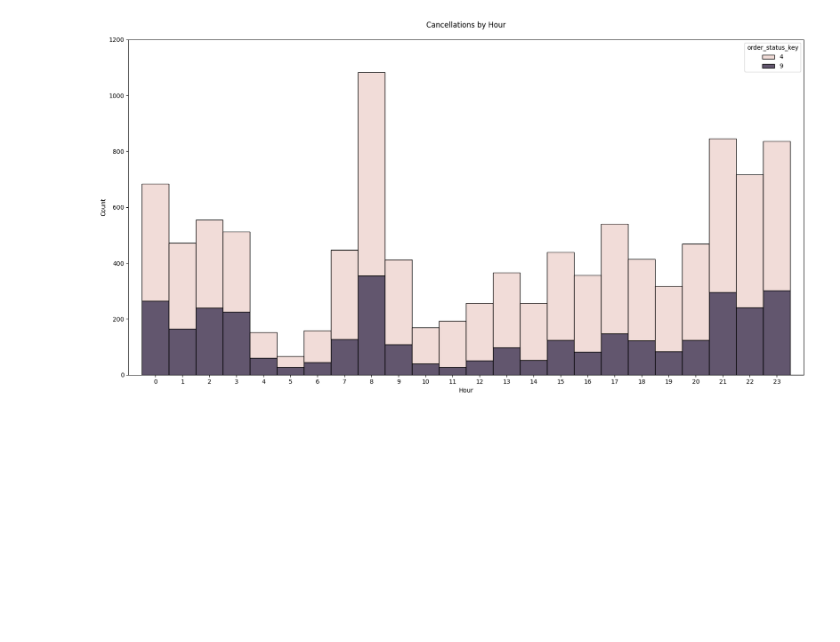
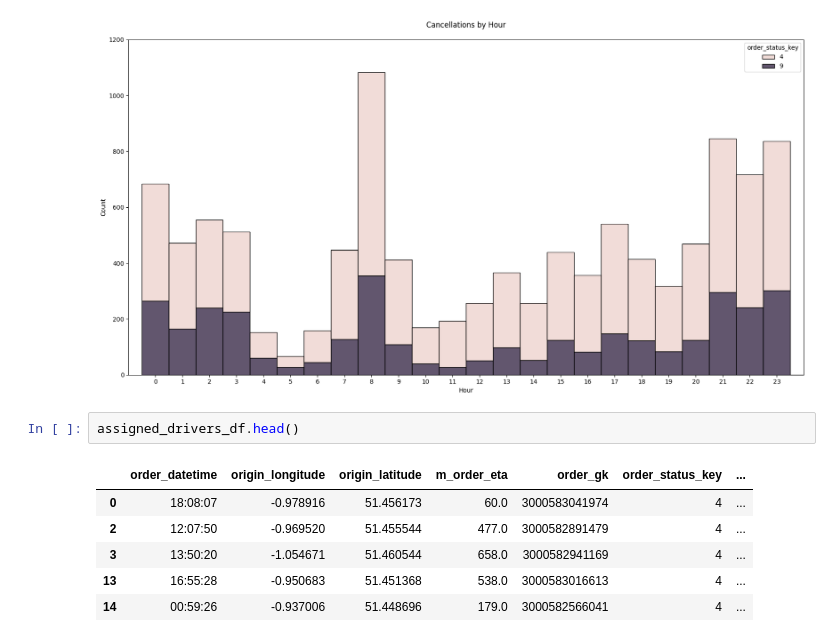
Before and after one commit to ArnaudBorrens/Gett_project, a Jupyter notebook: data_cleaning.ipynb, the cells around one changed output. Cells and saved outputs as stored; diff of their text form; blank space fills up the shorter version.

```diff
--- a/data_cleaning.ipynb
+++ b/data_cleaning.ipynb
@@ -386,3 +386,12 @@ plt.ylim(0,1200)
 # %% [output]
 (0.0, 1200.0)
 [figure]
+# %%
+assigned_drivers_df.head()
+# %% [output]
+|  | order_datetime | origin_longitude | origin_latitude | m_order_eta | order_gk | order_status_key | ... |
+| 0 | 18:08:07 | -0.978916 | 51.456173 | 60.0 | 3000583041974 | 4 | ... |
+| 2 | 12:07:50 | -0.969520 | 51.455544 | 477.0 | 3000582891479 | 4 | ... |
+| 3 | 13:50:20 | -1.054671 | 51.460544 | 658.0 | 3000582941169 | 4 | ... |
+| 13 | 16:55:28 | -0.950683 | 51.451368 | 538.0 | 3000583016613 | 4 | ... |
+| 14 | 00:59:26 | -0.937006 | 51.448696 | 179.0 | 3000582566041 | 4 | ... |
```
Also changed, not shown: parts of 2 cells of this notebook.
